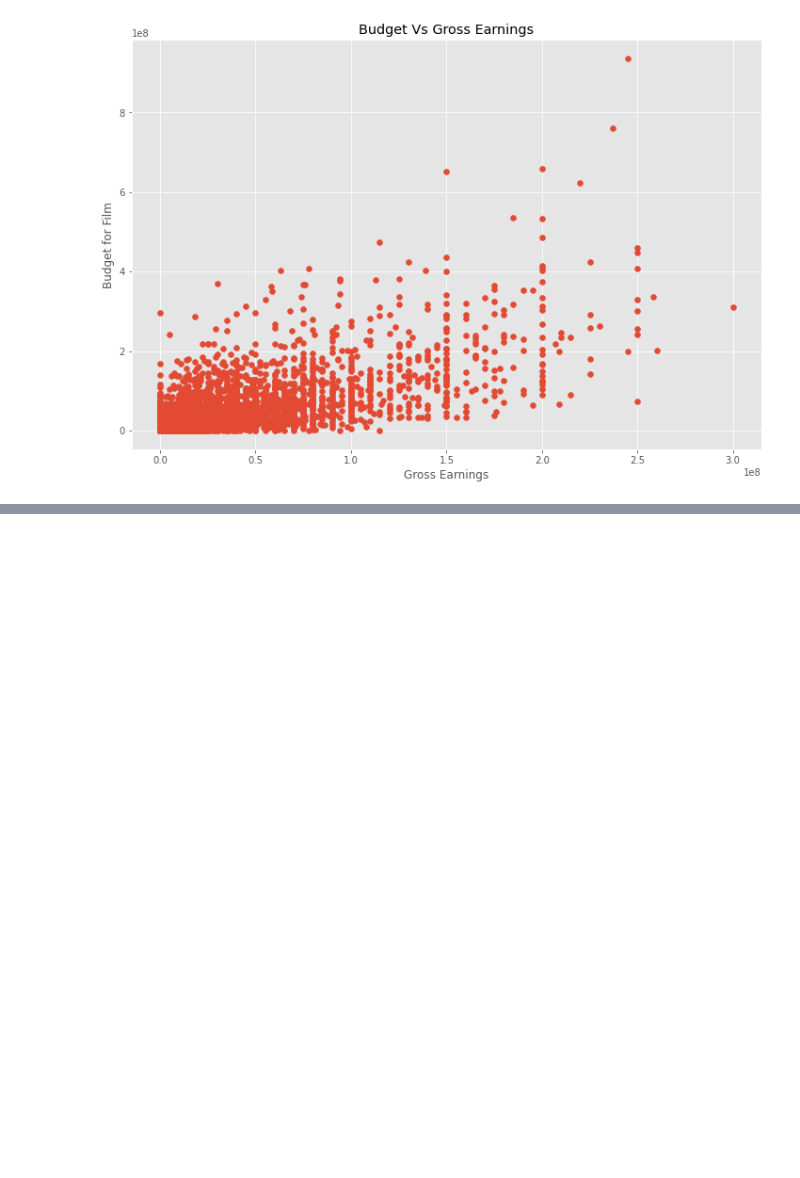
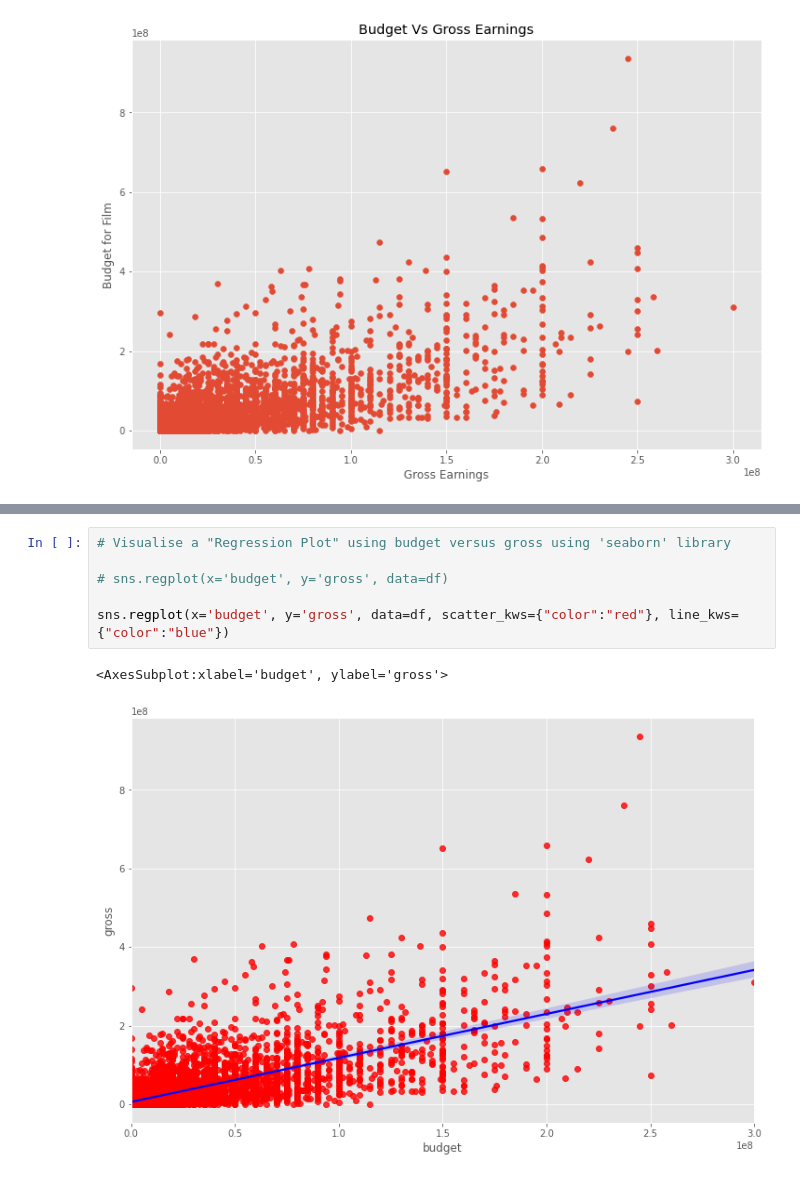
Before and after one commit to soticoker/correlationinmovies, a Jupyter notebook: correlation_movies_db.ipynb, the cells around one changed output, grey strips where cells are left out. Saved outputs shown, nothing was run; the diff lists cells and outputs as text; blank space fills up the shorter version.

```diff
--- a/correlation_movies_db.ipynb
+++ b/correlation_movies_db.ipynb
@@ -159,0 +169,9 @@ plt.show()
+# %%
+# Visualise a "Regression Plot" using budget versus gross using 'seaborn' library
+
+# sns.regplot(x='budget', y='gross', data=df)
+
+sns.regplot(x='budget', y='gross', data=df, scatter_kws={"color":"red"}, line_kws={"color":"blue"})
+# %% [output]
+<AxesSubplot:xlabel='budget', ylabel='gross'>
+[figure, added]
```
Also changed, not shown: parts of 5 cells of this notebook.
